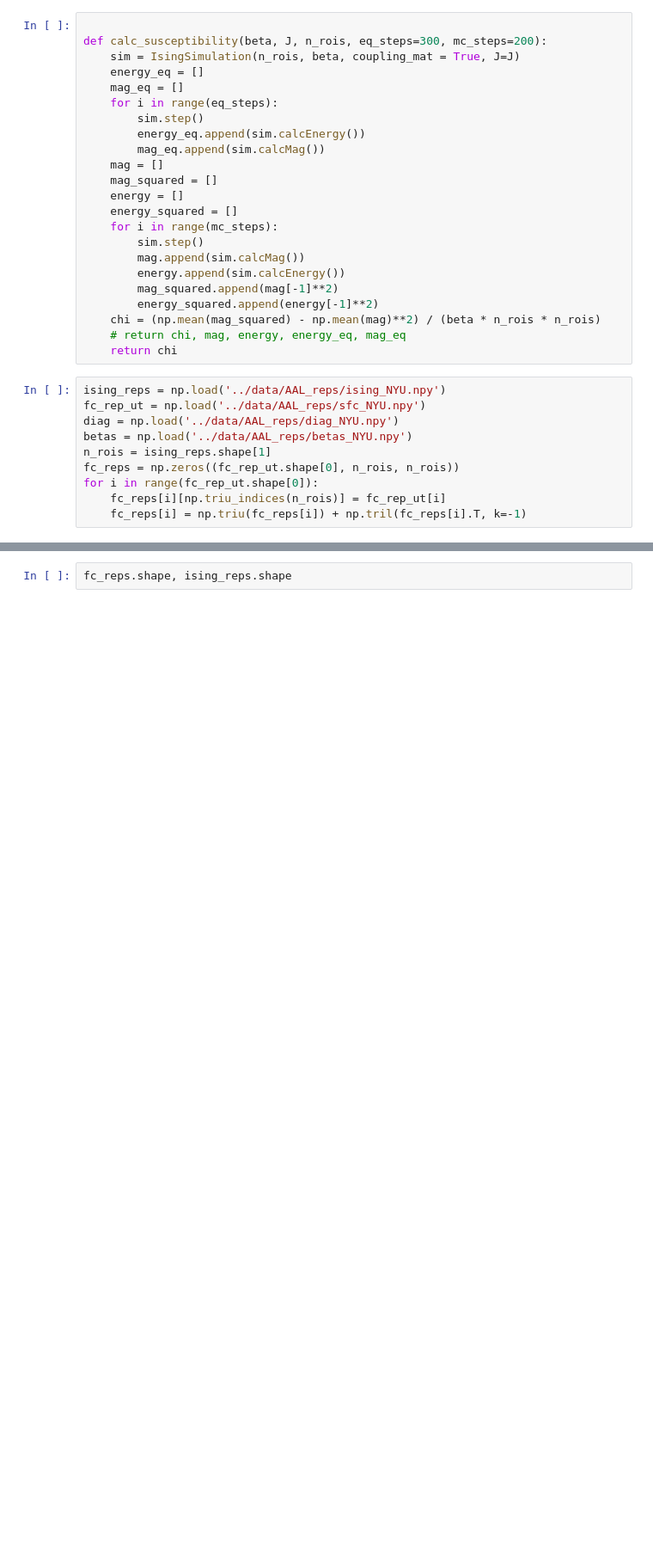
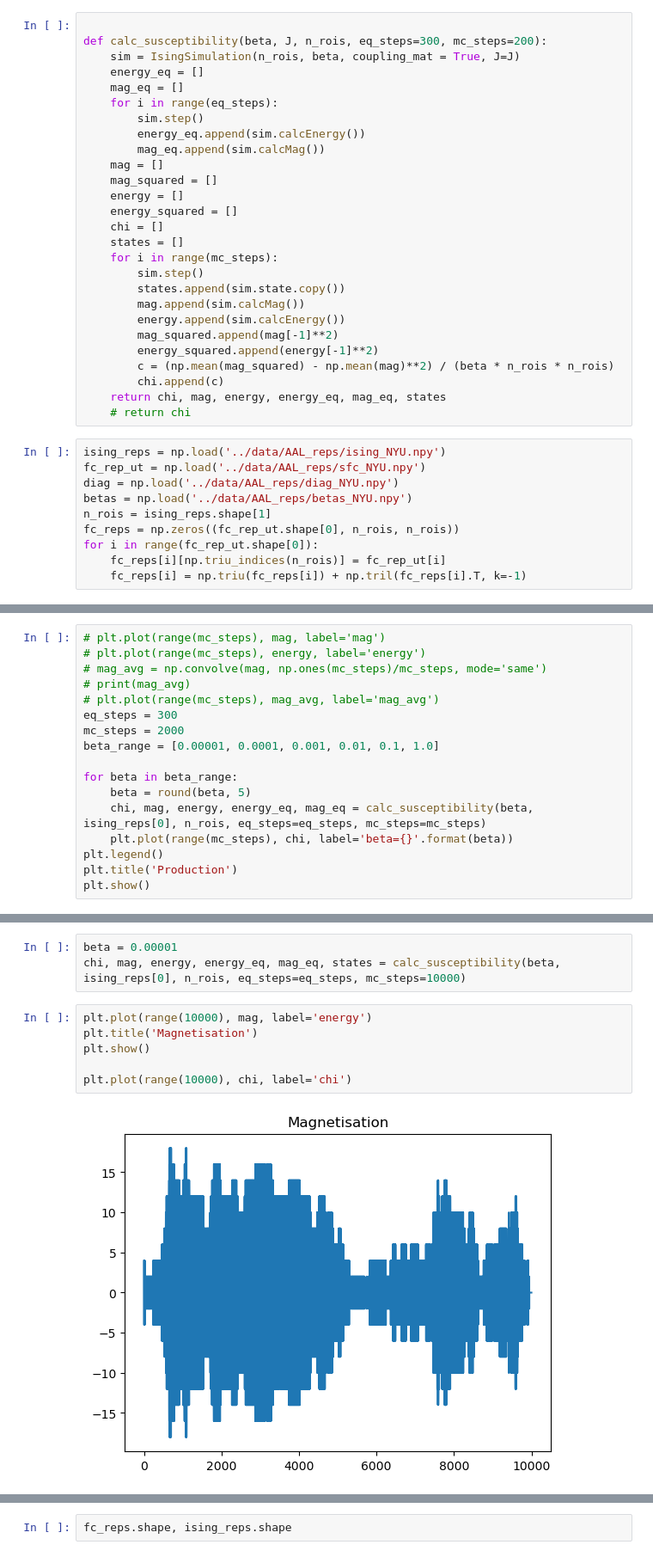
Before and after one commit to shivanshseth/fmri-functional-connectivity-ising, a Jupyter notebook: src/susceptibility.ipynb, the cells around one changed output, grey strips where cells are left out. Shown: that part at 86% size. Saved outputs shown, nothing was run; the diff lists cells and outputs as text; blank space fills up the shorter version.

```diff
--- a/src/susceptibility.ipynb
+++ b/src/susceptibility.ipynb
@@ -17,15 +18,19 @@ def calc_susceptibility(beta, J, n_rois, eq_steps=300, mc_steps=200):
     mag_squared = []
     energy = []
     energy_squared = []
+    chi = []
+    states = []
     for i in range(mc_steps):
         sim.step()
+        states.append(sim.state.copy())
         mag.append(sim.calcMag())
         energy.append(sim.calcEnergy())
         mag_squared.append(mag[-1]**2)
         energy_squared.append(energy[-1]**2)
-    chi = (np.mean(mag_squared) - np.mean(mag)**2) / (beta * n_rois * n_rois)
-    # return chi, mag, energy, energy_eq, mag_eq
-    return chi
+        c = (np.mean(mag_squared) - np.mean(mag)**2) / (beta * n_rois * n_rois)
+        chi.append(c)
+    return chi, mag, energy, energy_eq, mag_eq, states
+    # return chi
 # %%
 ising_reps = np.load('../data/AAL_reps/ising_NYU.npy')
 fc_rep_ut = np.load('../data/AAL_reps/sfc_NYU.npy')
@@ -38,0 +49,17 @@ for i in range(fc_rep_ut.shape[0]):
+# %%
+# plt.plot(range(mc_steps), mag, label='mag')
+# plt.plot(range(mc_steps), energy, label='energy')
+# mag_avg = np.convolve(mag, np.ones(mc_steps)/mc_steps, mode='same')
+# print(mag_avg)
+# plt.plot(range(mc_steps), mag_avg, label='mag_avg')
+eq_steps = 300
+mc_steps = 2000
+beta_range = [0.00001, 0.0001, 0.001, 0.01, 0.1, 1.0]
+
+for beta in beta_range:
+    beta = round(beta, 5)
+    chi, mag, energy, energy_eq, mag_eq = calc_susceptibility(beta, ising_reps[0], n_rois, eq_steps=eq_steps, mc_steps=mc_steps)
+    plt.plot(range(mc_steps), chi, label='beta={}'.format(beta))
+plt.legend()
+plt.title('Production')
+plt.show()
@@ -38,0 +68,11 @@ for i in range(fc_rep_ut.shape[0]):
+# %%
+beta = 0.00001
+chi, mag, energy, energy_eq, mag_eq, states = calc_susceptibility(beta, ising_reps[0], n_rois, eq_steps=eq_steps, mc_steps=10000)
+# %%
+plt.plot(range(10000), mag, label='energy')
+plt.title('Magnetisation')
+plt.show()
+
+plt.plot(range(10000), chi, label='chi')
+# %% [output]
+[figure, added]
```
Also changed, not shown: parts of 6 cells of this notebook, 2 other files.
